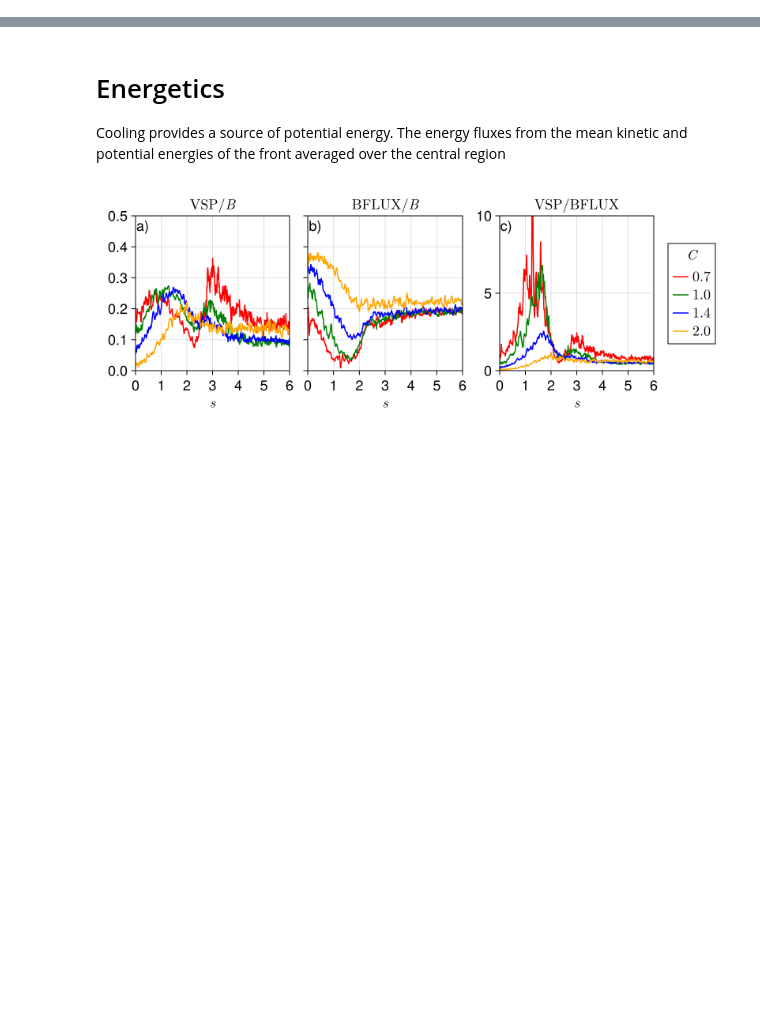
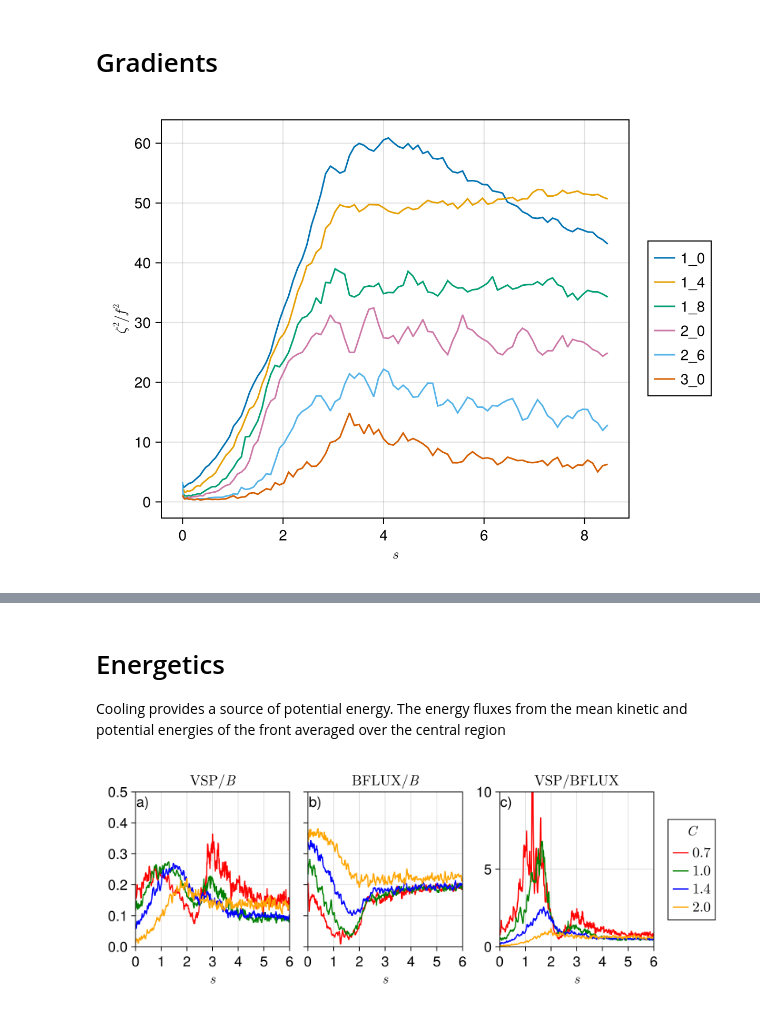
Before and after one commit to erin-atkinson/turbulence-at-many-fronts, a Jupyter notebook: notebooks/Cooling.ipynb, the cells around one changed output, grey strips where cells are left out. Cells and saved outputs as stored; diff of their text form; code cells hidden in the pictures; blank space fills up the shorter version.

```diff
--- a/notebooks/Cooling.ipynb
+++ b/notebooks/Cooling.ipynb
@@ -141,0 +146,27 @@ fig
+# %% [markdown]
+# Gradients
+# %%
+fig = Figure()
+ax = Axis(fig[1, 1];
+    xlabel = L"s",
+    ylabel = L"\zeta^2 / f^2"
+)
+
+foldername = foldernames[3]
+lns = map(foldernames) do foldername
+    GRADIENTS = joinpath(foldername, "GRADIENTS.jld2")
+    COARSE = joinpath(foldername, "COARSE.jld2")
+    sp = simulation_parameters(GRADIENTS)
+    iterations, times = iterations_times(GRADIENTS)
+    xsᶜ, xsᶠ, ysᶜ, ysᶠ, zsᶜ, zsᶠ = grid_nodes(GRADIENTS)
+    ∫αdt = normalized_time(GRADIENTS)
+
+    data = timeseries_of(GRADIENTS, "S", iterations) do field
+        mean(filt(field[:, 24:64], 50, 4).^2 ./ sp.f^2)
+    end
+    lines!(ax, ∫αdt, data)
+end
+Legend(fig[1, 2], lns, Cs)
+fig
+# %% [output]
+[figure, added]
```
Also changed, not shown: parts of 7 cells of this notebook, 35 other files.
